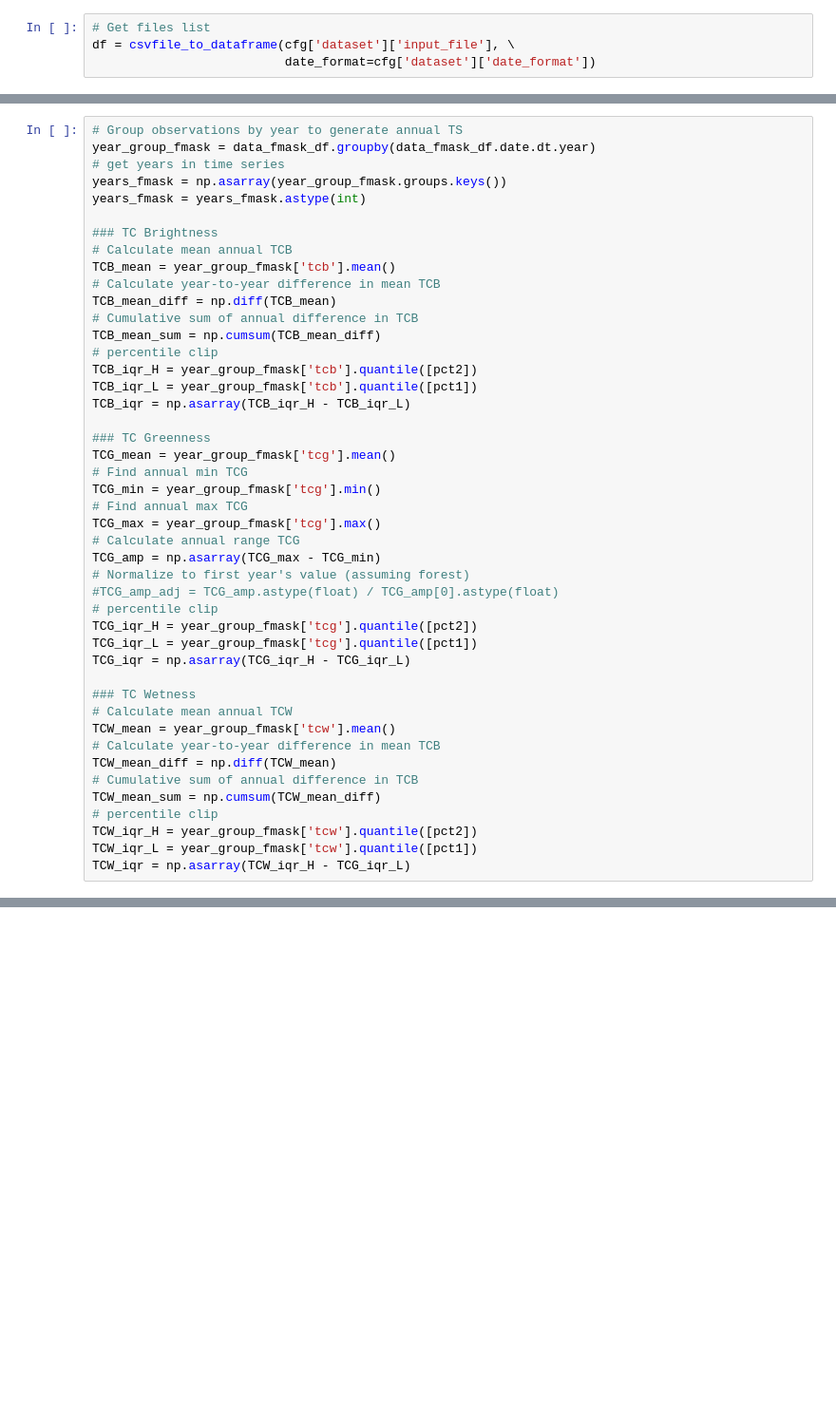
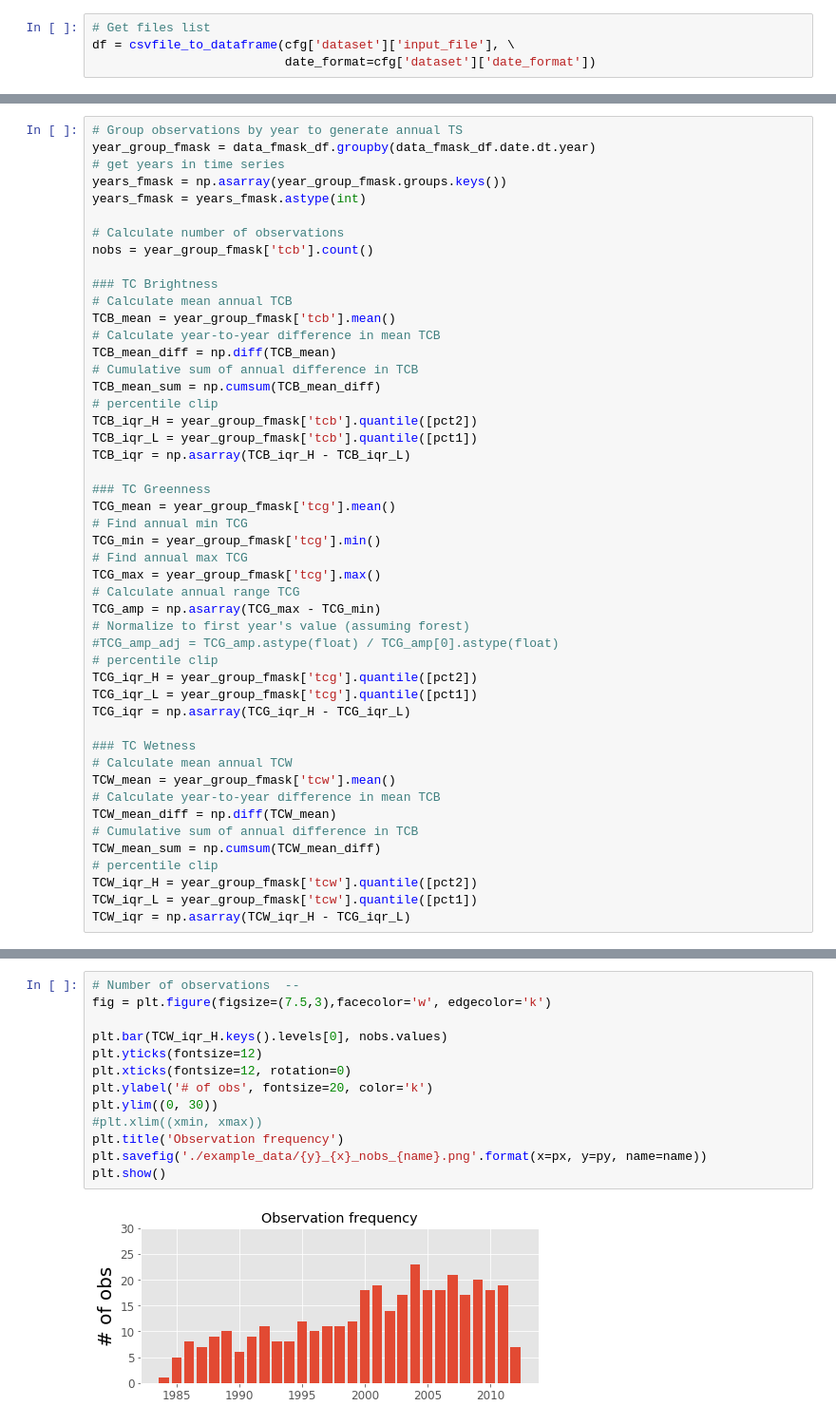
Before and after one commit to parevalo/dataviz, a Jupyter notebook: figures_general.ipynb, the cells around one changed output, grey strips where cells are left out. Shown: that part at 95% size. Drawn from its saved outputs; the diff is of its cells as text; blank space fills up the shorter version.

```diff
--- a/figures_general.ipynb
+++ b/figures_general.ipynb
@@ -141,6 +141,9 @@ year_group_fmask = data_fmask_df.groupby(data_fmask_df.date.dt.year)
 # get years in time series
 years_fmask = np.asarray(year_group_fmask.groups.keys())
 years_fmask = years_fmask.astype(int)
+
+# Calculate number of observations
+nobs = year_group_fmask['tcb'].count()
 
 ### TC Brightness
 # Calculate mean annual TCB
@@ -279,0 +281,15 @@ plt.show()
+# %%
+# Number of observations  --
+fig = plt.figure(figsize=(7.5,3),facecolor='w', edgecolor='k')
+
+plt.bar(TCW_iqr_H.keys().levels[0], nobs.values)
+plt.yticks(fontsize=12)
+plt.xticks(fontsize=12, rotation=0)
+plt.ylabel('# of obs', fontsize=20, color='k')
+plt.ylim((0, 30))
+#plt.xlim((xmin, xmax))
+plt.title('Observation frequency')
+plt.savefig('./example_data/{y}_{x}_nobs_{name}.png'.format(x=px, y=py, name=name))
+plt.show()
+# %% [output]
+[figure, added]
```
Also changed, not shown: parts of 2 cells of this notebook.
